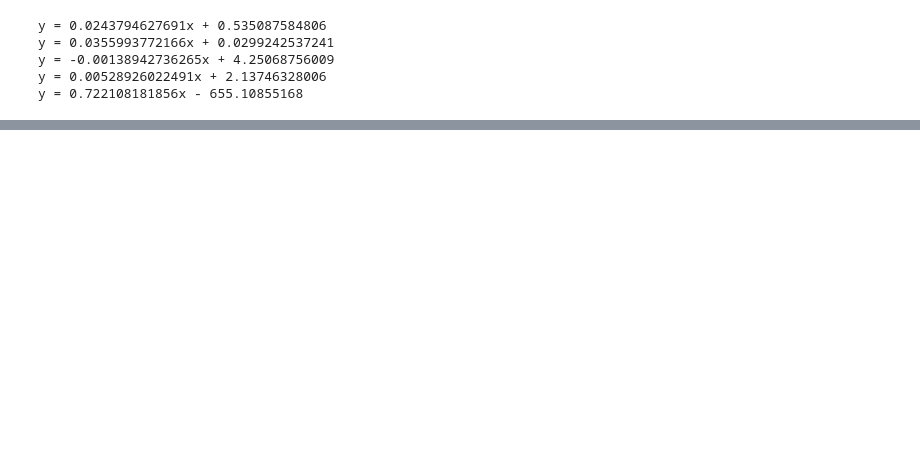
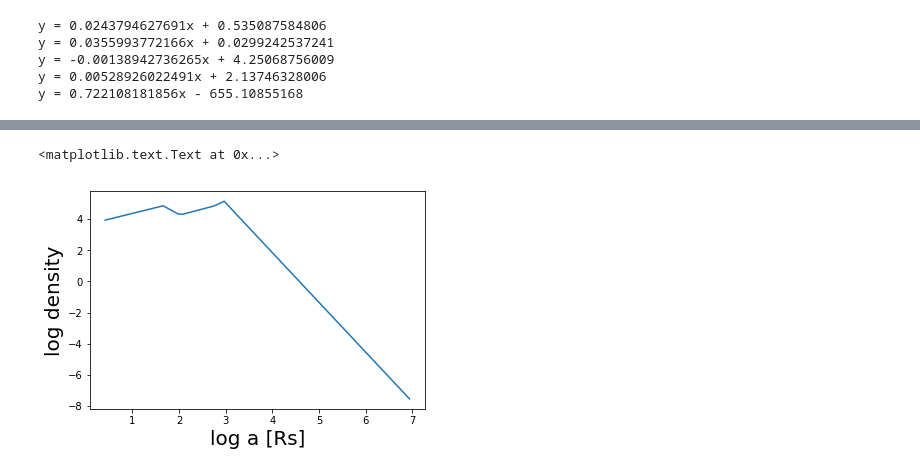
Before and after one commit to gfabj/Summer_Research_Project, a Jupyter notebook: Density.ipynb, the cells around one changed output, grey strips where cells are left out. Cells and saved outputs as stored; diff of their text form; code cells hidden in the pictures; blank space fills up the shorter version.

```diff
--- a/Density.ipynb
+++ b/Density.ipynb
@@ -101,0 +258,7 @@ ValueError: operands could not be broadcast together with shapes (30,) (38,)
+# %%
+plt.plot(log_dist,log_dens)
+plt.xlabel('log a [Rs]',fontsize=20)
+plt.ylabel('log density',fontsize=20)
+# %% [output]
+<matplotlib.text.Text at 0x...>
+[figure, added]
```
Also changed, not shown: parts of 23 cells of this notebook, 1 other file.
